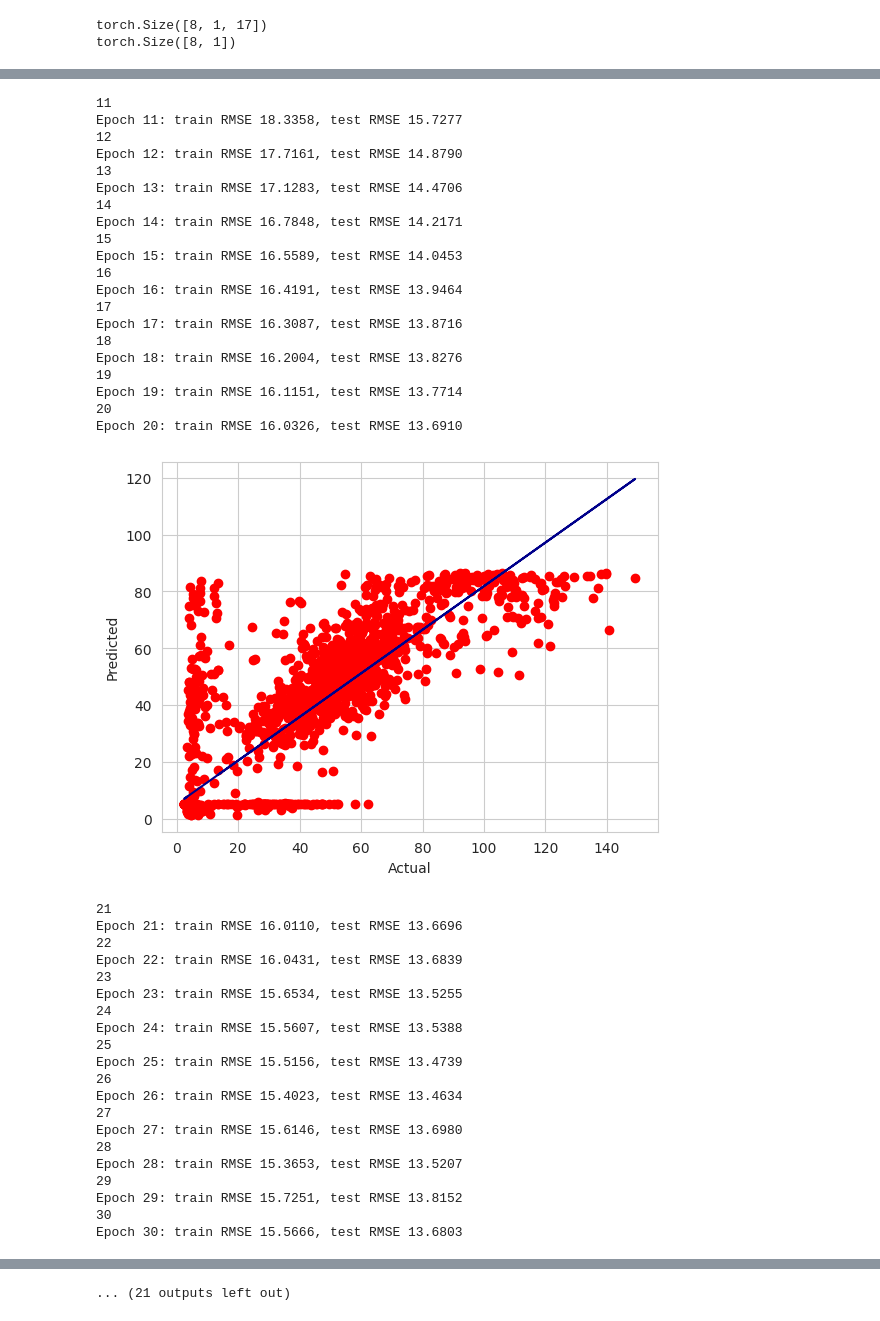
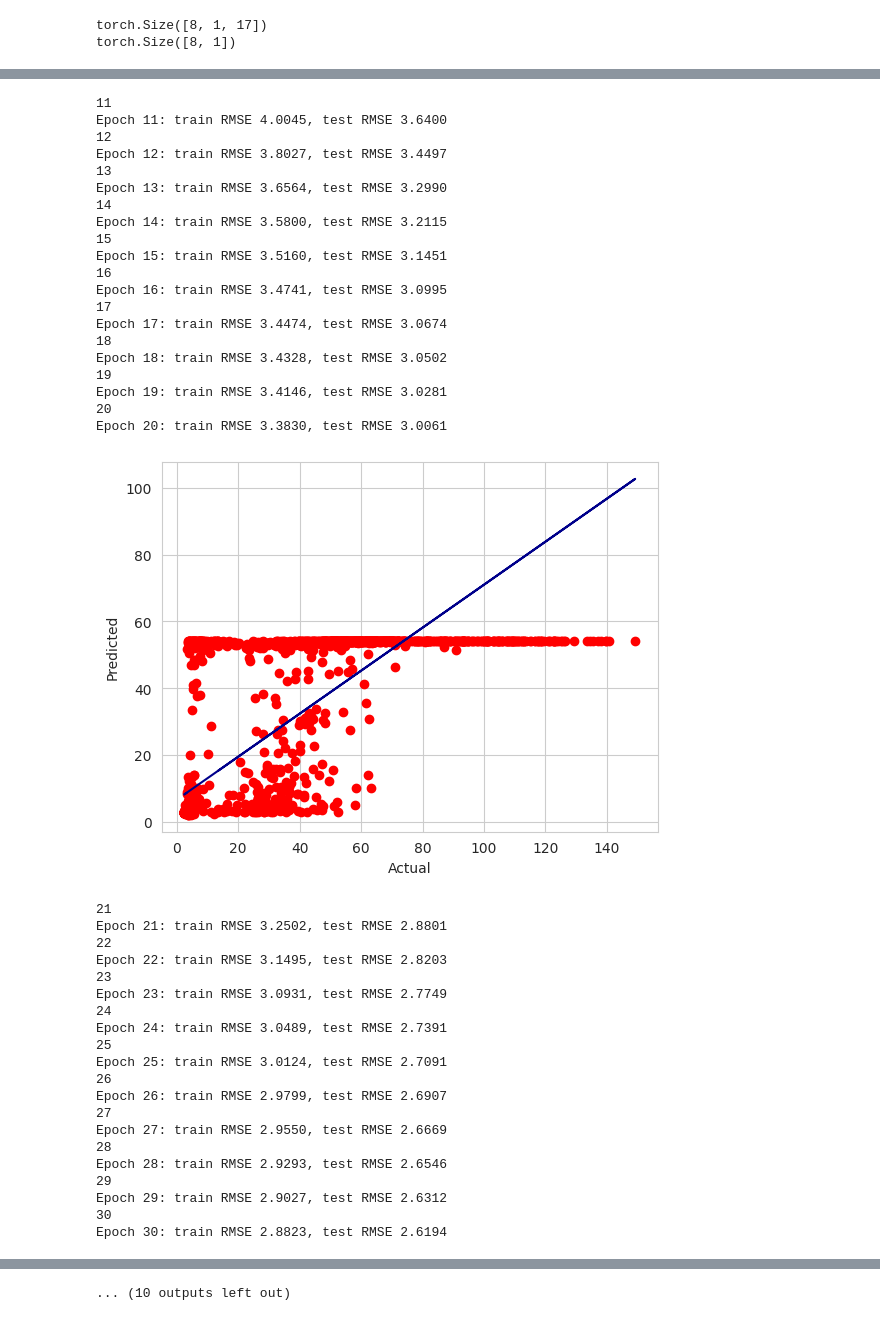
Before and after one commit to sidrDetyam/neural-networks, a Jupyter notebook: notebooks/lab3.ipynb, the cells around one changed output, grey strips where cells are left out. Drawn from its saved outputs; the diff is of its cells as text; code cells hidden in the pictures.

```diff
--- a/notebooks/lab3.ipynb
+++ b/notebooks/lab3.ipynb
@@ -154,7 +154,7 @@ def create_dataset2(dataset, lookback, shift):
     return X, y
 
 
-lookback = 16
+lookback = 8
 shift = 4
 # X_train, y_train = create_dataset(train, lookback, shift)
 # X_test, y_test = create_dataset(test, lookback, shift)
@@ -242,11 +243,11 @@ import time
 num_layers = 3
 
 # model = RNNModel(18, 8, 1, num_layers)
-model = RNNModel(17, 18, 1, num_layers)
+model = RNNModel(17, 8, 1, num_layers)
 
 # optimizer = optim.SGD(model.parameters(), lr=0.0000001, momentum=0.9)
 optimizer = optim.Adam(model.parameters())
-loss_fn = nn.MSELoss()
+loss_fn = nn.L1Loss() ##nn.MSELoss()
 loader = data.DataLoader(data.TensorDataset(X_train, y_train), shuffle=False, batch_size=64)
 
 n_epochs = 1000
@@ -320,41 +321,41 @@ Epoch 10: train RMSE 19.4002, test RMSE 16.5512
 11
-Epoch 11: train RMSE 18.3358, test RMSE 15.7277
+Epoch 11: train RMSE 4.0045, test RMSE 3.6400
 12
-Epoch 12: train RMSE 17.7161, test RMSE 14.8790
+Epoch 12: train RMSE 3.8027, test RMSE 3.4497
 13
-Epoch 13: train RMSE 17.1283, test RMSE 14.4706
+Epoch 13: train RMSE 3.6564, test RMSE 3.2990
 14
-Epoch 14: train RMSE 16.7848, test RMSE 14.2171
+Epoch 14: train RMSE 3.5800, test RMSE 3.2115
 15
-Epoch 15: train RMSE 16.5589, test RMSE 14.0453
+Epoch 15: train RMSE 3.5160, test RMSE 3.1451
 16
-Epoch 16: train RMSE 16.4191, test RMSE 13.9464
+Epoch 16: train RMSE 3.4741, test RMSE 3.0995
 17
-Epoch 17: train RMSE 16.3087, test RMSE 13.8716
+Epoch 17: train RMSE 3.4474, test RMSE 3.0674
 18
-Epoch 18: train RMSE 16.2004, test RMSE 13.8276
+Epoch 18: train RMSE 3.4328, test RMSE 3.0502
 19
-Epoch 19: train RMSE 16.1151, test RMSE 13.7714
+Epoch 19: train RMSE 3.4146, test RMSE 3.0281
 20
-Epoch 20: train RMSE 16.0326, test RMSE 13.6910
+Epoch 20: train RMSE 3.3830, test RMSE 3.0061
-[figure, old version]
+[figure, new version]
 21
-Epoch 21: train RMSE 16.0110, test RMSE 13.6696
+Epoch 21: train RMSE 3.2502, test RMSE 2.8801
 22
-Epoch 22: train RMSE 16.0431, test RMSE 13.6839
+Epoch 22: train RMSE 3.1495, test RMSE 2.8203
 23
-Epoch 23: train RMSE 15.6534, test RMSE 13.5255
+Epoch 23: train RMSE 3.0931, test RMSE 2.7749
 24
-Epoch 24: train RMSE 15.5607, test RMSE 13.5388
+Epoch 24: train RMSE 3.0489, test RMSE 2.7391
 25
-Epoch 25: train RMSE 15.5156, test RMSE 13.4739
+Epoch 25: train RMSE 3.0124, test RMSE 2.7091
 26
-Epoch 26: train RMSE 15.4023, test RMSE 13.4634
+Epoch 26: train RMSE 2.9799, test RMSE 2.6907
 27
-Epoch 27: train RMSE 15.6146, test RMSE 13.6980
+Epoch 27: train RMSE 2.9550, test RMSE 2.6669
 28
-Epoch 28: train RMSE 15.3653, test RMSE 13.5207
+Epoch 28: train RMSE 2.9293, test RMSE 2.6546
 29
-Epoch 29: train RMSE 15.7251, test RMSE 13.8152
+Epoch 29: train RMSE 2.9027, test RMSE 2.6312
 30
-Epoch 30: train RMSE 15.5666, test RMSE 13.6803
+Epoch 30: train RMSE 2.8823, test RMSE 2.6194
@@ -404 +405 @@ Epoch 50: train RMSE 12.1173, test RMSE 11.4521
-... (21 outputs left out)
+... (10 outputs left out)
```
Also changed, not shown: parts of 3 cells of this notebook, 8 other files.
